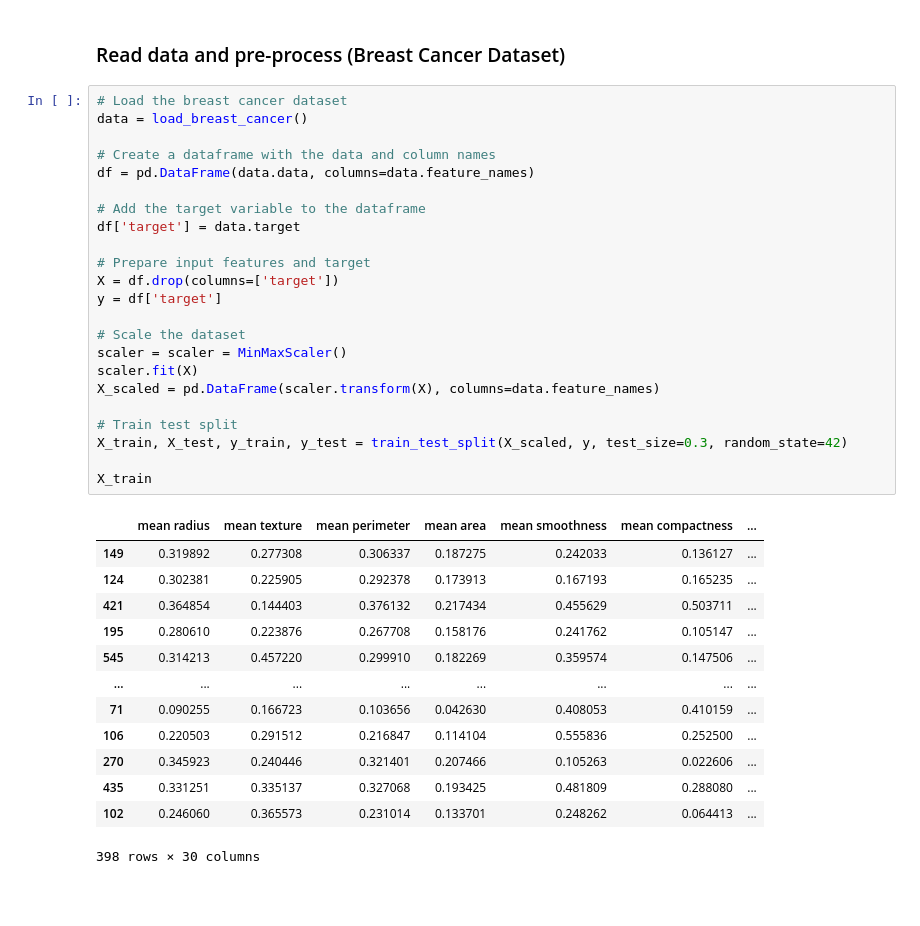
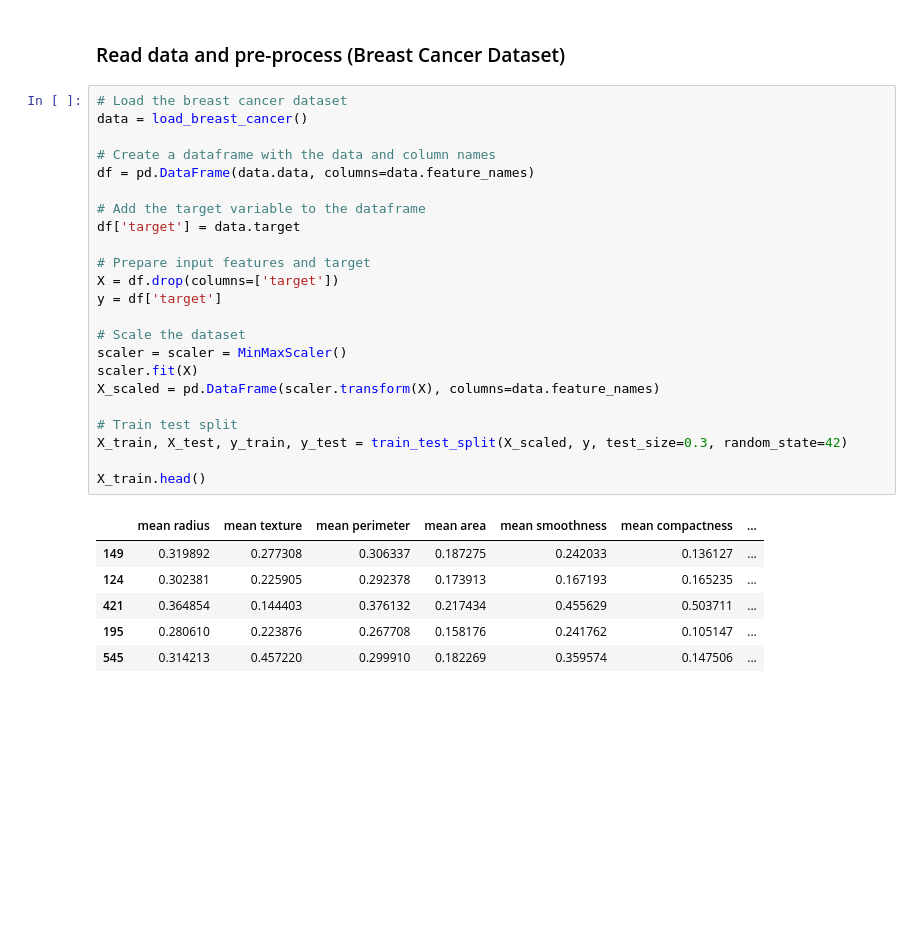
Before and after one commit to J-Jurza/tutorial_feature_selection, a Jupyter notebook: feature_selection_classification.ipynb, the cells around one changed output. Saved outputs shown, nothing was run; the diff lists cells and outputs as text; blank space fills up the shorter version.

```diff
--- a/feature_selection_classification.ipynb
+++ b/feature_selection_classification.ipynb
@@ -54,40 +49,33 @@ pd.set_option('display.max_columns', None)
 # %%
 # Load the breast cancer dataset
 data = load_breast_cancer()
 
 # Create a dataframe with the data and column names
 df = pd.DataFrame(data.data, columns=data.feature_names)
 
 # Add the target variable to the dataframe
 df['target'] = data.target
 
 # Prepare input features and target
 X = df.drop(columns=['target'])
 y = df['target']
 
 # Scale the dataset
 scaler = scaler = MinMaxScaler()
 scaler.fit(X)
 X_scaled = pd.DataFrame(scaler.transform(X), columns=data.feature_names)
 
 # Train test split
 X_train, X_test, y_train, y_test = train_test_split(X_scaled, y, test_size=0.3, random_state=42)
 
-X_train
+X_train.head()
 # %% [output]
 |  | mean radius | mean texture | mean perimeter | mean area | mean smoothness | mean compactness | ... |
 | 149 | 0.319892 | 0.277308 | 0.306337 | 0.187275 | 0.242033 | 0.136127 | ... |
 | 124 | 0.302381 | 0.225905 | 0.292378 | 0.173913 | 0.167193 | 0.165235 | ... |
 | 421 | 0.364854 | 0.144403 | 0.376132 | 0.217434 | 0.455629 | 0.503711 | ... |
 | 195 | 0.280610 | 0.223876 | 0.267708 | 0.158176 | 0.241762 | 0.105147 | ... |
 | 545 | 0.314213 | 0.457220 | 0.299910 | 0.182269 | 0.359574 | 0.147506 | ... |
-| ... | ... | ... | ... | ... | ... | ... | ... |
-| 71 | 0.090255 | 0.166723 | 0.103656 | 0.042630 | 0.408053 | 0.410159 | ... |
-| 106 | 0.220503 | 0.291512 | 0.216847 | 0.114104 | 0.555836 | 0.252500 | ... |
-| 270 | 0.345923 | 0.240446 | 0.321401 | 0.207466 | 0.105263 | 0.022606 | ... |
-| 435 | 0.331251 | 0.335137 | 0.327068 | 0.193425 | 0.481809 | 0.288080 | ... |
-| 102 | 0.246060 | 0.365573 | 0.231014 | 0.133701 | 0.248262 | 0.064413 | ... |
-398 rows × 30 columns
 # %% [markdown]
 ###
 # %% [markdown]
```
Also changed, not shown: parts of 26 cells of this notebook.
